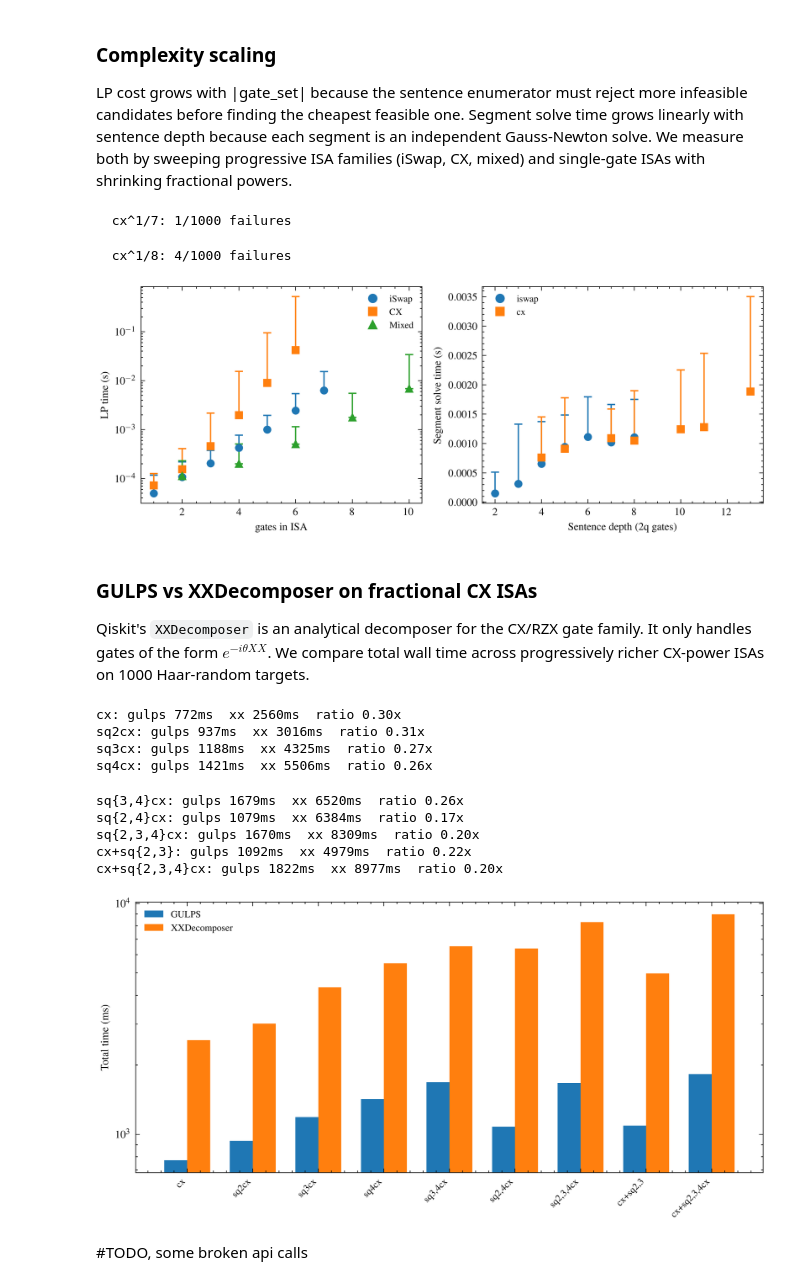
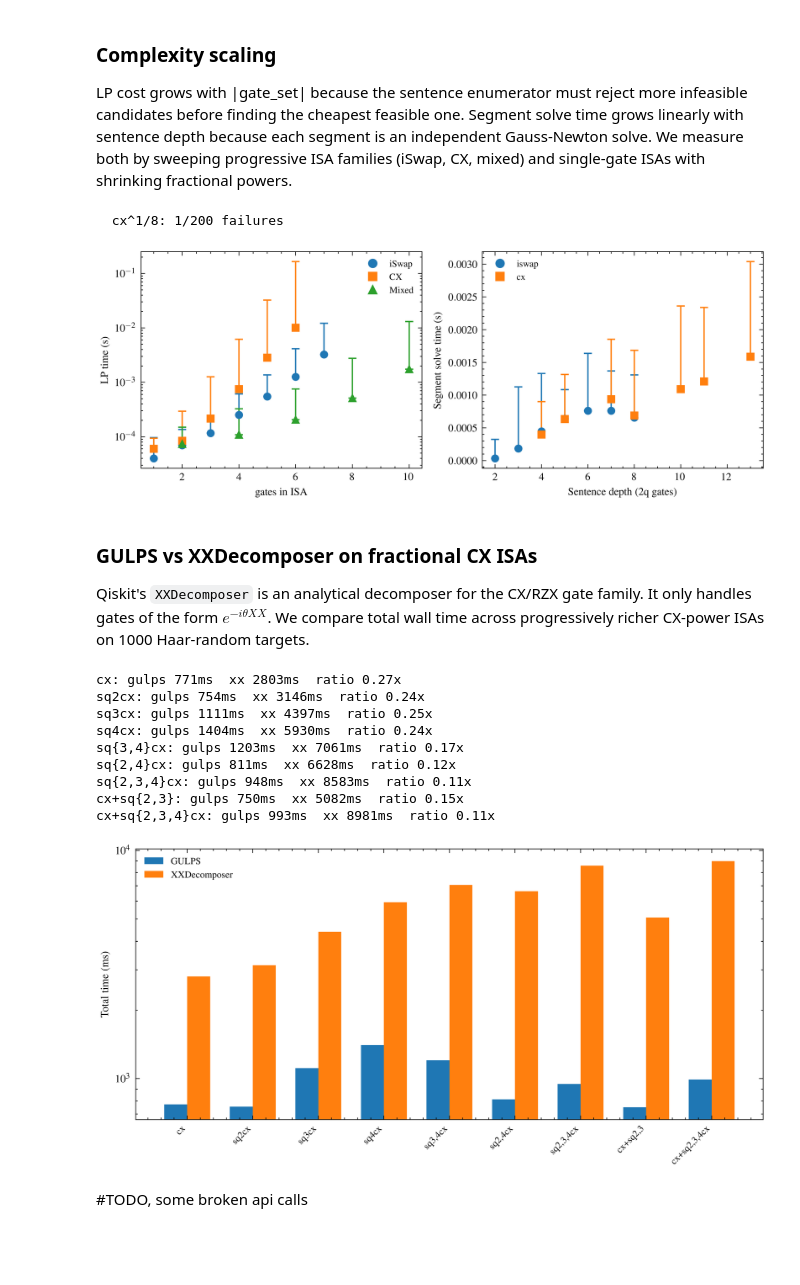
Before and after one commit to evmckinney9/gulps, a Jupyter notebook: src/notebooks/02_benchmarks.ipynb, the cells around one changed output. Drawn from its saved outputs; the diff is of its cells as text; code cells hidden in the pictures; blank space fills up the shorter version.

```diff
--- a/src/notebooks/02_benchmarks.ipynb
+++ b/src/notebooks/02_benchmarks.ipynb
@@ -28,7 +28,7 @@ from gulps.comparisons.isa_library.benchmark_isas import (
 
 LP cost grows with |gate_set| because the sentence enumerator must reject more infeasible candidates before finding the cheapest feasible one. Segment solve time grows linearly with sentence depth because each segment is an independent Gauss-Newton solve. We measure both by sweeping progressive ISA families (iSwap, CX, mixed) and single-gate ISAs with shrinking fractional powers.
 # %%
-N_SAMPLES = 1000
+N_SAMPLES = 200
 SEED_OFFSET = 0
 
 # # --- LP scaling: time vs |gate_set| ---
@@ -71,7 +71,7 @@ for name, isa in tqdm(depth_configs, desc="Depth scaling"):
         u = random_unitary(4, seed=SEED_OFFSET + idx)
         try:
             circ = decomposer(u)
-            seg_times.append(decomposer.last_timing["segments"])
+            seg_times.append(decomposer.last_timing["numerics"])
             depths.append(sum(1 for inst in circ if inst.operation.num_qubits == 2))
         except Exception:
             failures += 1
@@ -87,8 +87,7 @@ for name, isa in tqdm(depth_configs, desc="Depth scaling"):
     if failures:
         print(f"  {name}: {failures}/{N_SAMPLES} failures")
 # %% [output]
-  cx^1/7: 1/1000 failures
+  cx^1/8: 1/200 failures
-  cx^1/8: 4/1000 failures
 # %%
 families = {
     "iswap_prog": {"color": "tab:blue", "marker": "o", "label": "iSwap"},
@@ -100,7 +99,7 @@ gate_families = {
     "cx": {"color": "tab:orange", "marker": "s"},
 }
 
-with plt.style.context(["ieee", "science", "use_mathtext"]):
+with plt.style.context(["ieee", "science", "no-latex"]):
     fig, (ax1, ax2) = plt.subplots(1, 2, figsize=(7.16, 2.8))
 
     # Left: LP enumeration time vs |gate_set|
@@ -157,7 +156,7 @@ with plt.style.context(["ieee", "science", "use_mathtext"]):
     fig.tight_layout()
     plt.show()
 # %% [output]
-[figure, old version]
+[figure, new version]
 # %% [markdown]
 ### GULPS vs XXDecomposer on fractional CX ISAs
 
@@ -241,35 +240,35 @@ for isa_name, powers in ISA_TIERS.items():
         {"isa": isa_name, "gulps_total_ms": g_ms, "xx_total_ms": x_ms, "ratio": ratio}
     )
 # %% [output]
-cx: gulps 772ms  xx 2560ms  ratio 0.30x
-sq2cx: gulps 937ms  xx 3016ms  ratio 0.31x
-sq3cx: gulps 1188ms  xx 4325ms  ratio 0.27x
-sq4cx: gulps 1421ms  xx 5506ms  ratio 0.26x
+cx: gulps 771ms  xx 2803ms  ratio 0.27x
+sq2cx: gulps 754ms  xx 3146ms  ratio 0.24x
+sq3cx: gulps 1111ms  xx 4397ms  ratio 0.25x
+sq4cx: gulps 1404ms  xx 5930ms  ratio 0.24x
+sq{3,4}cx: gulps 1203ms  xx 7061ms  ratio 0.17x
+sq{2,4}cx: gulps 811ms  xx 6628ms  ratio 0.12x
+sq{2,3,4}cx: gulps 948ms  xx 8583ms  ratio 0.11x
+cx+sq{2,3}: gulps 750ms  xx 5082ms  ratio 0.15x
+cx+sq{2,3,4}cx: gulps 993ms  xx 8981ms  ratio 0.11x
-sq{3,4}cx: gulps 1679ms  xx 6520ms  ratio 0.26x
-sq{2,4}cx: gulps 1079ms  xx 6384ms  ratio 0.17x
-sq{2,3,4}cx: gulps 1670ms  xx 8309ms  ratio 0.20x
-cx+sq{2,3}: gulps 1092ms  xx 4979ms  ratio 0.22x
-cx+sq{2,3,4}cx: gulps 1822ms  xx 8977ms  ratio 0.20x
 # %%
 labels = [r["isa"] for r in results_xx]
 gulps = [r["gulps_total_ms"] for r in results_xx]
 xx = [r["xx_total_ms"] for r in results_xx]
 x = np.arange(len(labels))
 w = 0.35
 
-with plt.style.context(["ieee", "science", "use_mathtext"]):
+with plt.style.context(["ieee", "science", "no-latex"]):
     fig, ax = plt.subplots(figsize=(7, 3.5))
     ax.bar(x - w / 2, gulps, w, label="GULPS", color="tab:blue")
     ax.bar(x + w / 2, xx, w, label="XXDecomposer", color="tab:orange")
     ax.set_ylabel("Total time (ms)")
     ax.set_xticks(x)
     ax.set_xticklabels(labels, rotation=45, ha="right", fontsize=7)
     ax.legend(fontsize=7)
     ax.set_yscale("log")
     fig.tight_layout()
     plt.show()
 # %% [output]
-[figure, old version]
+[figure, new version]
 # %% [markdown]
 #TODO, some broken api calls
 # %% [markdown]
```
Also changed, not shown: parts of 1 cell of this notebook, 10 other files.
